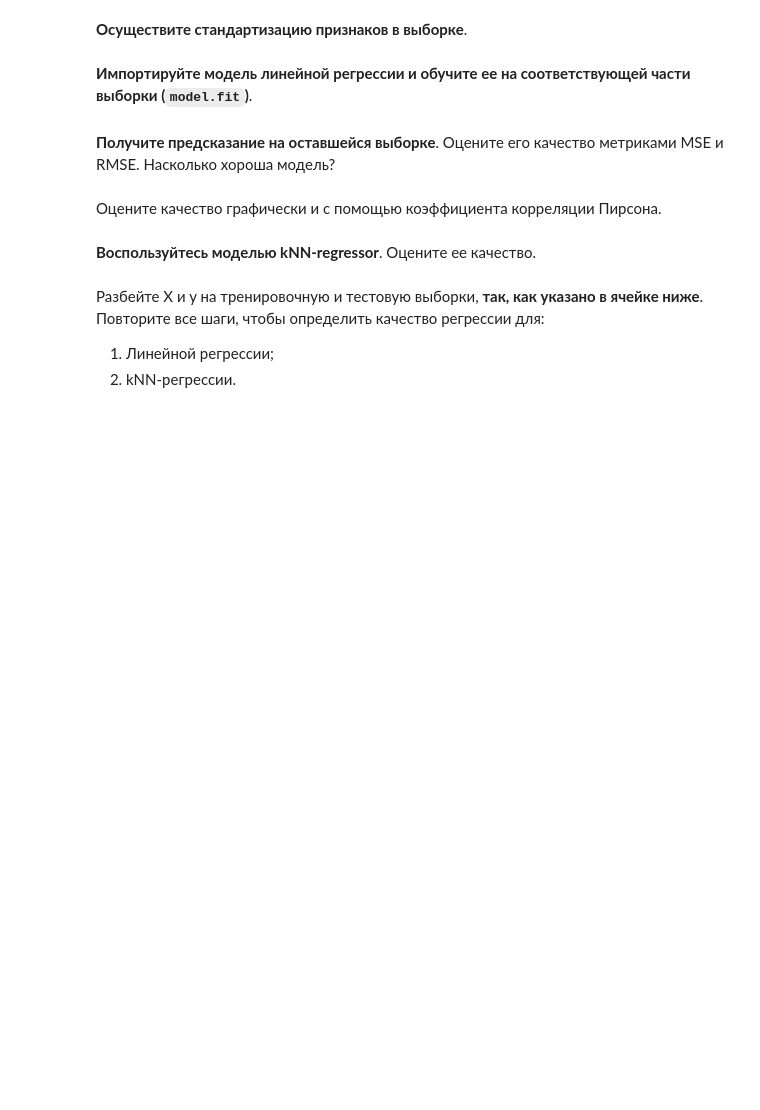
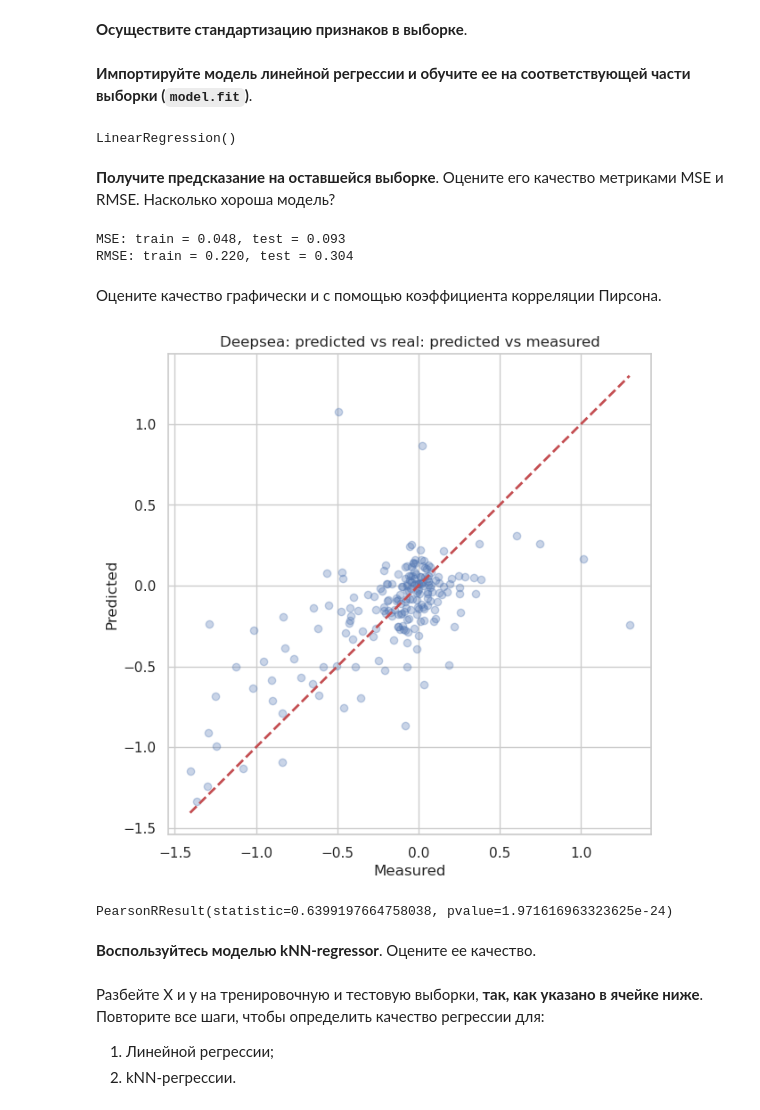
Before and after one commit to timofeiryko/bioml, a Jupyter notebook: S3_Regressions_regularizations.ipynb, the cells around one changed output. Saved outputs shown, nothing was run; the diff lists cells and outputs as text; code cells hidden in the pictures; blank space fills up the shorter version.

```diff
--- a/S3_Regressions_regularizations.ipynb
+++ b/S3_Regressions_regularizations.ipynb
@@ -262,13 +261,52 @@ tfs.head(3)
 # %% [markdown]
 **Разбейте X и y на тренировочную и тестовую выборки**, как в лекции. Соотношение train/test поставьте равным 4:1.\
 *Подсказка*: воспользуйтесь функцией `train_test_split`.
+# %%
+# split data
+X_train, X_test, y_train, y_test = train_test_split(X, y, test_size=0.2, random_state=42)
 # %% [markdown]
 **Осуществите стандартизацию признаков в выборке**.
+# %%
+# scale data
+scaler = StandardScaler()
+X_train = scaler.fit_transform(X_train)
+X_test = scaler.transform(X_test)
 # %% [markdown]
 **Импортируйте модель линейной регрессии и обучите ее на соответствующей части выборки (`model.fit`)**.
+# %%
+# linear regression
+model = LinearRegression()
+model.fit(X_train, y_train)
+# %% [output]
+LinearRegression()
 # %% [markdown]
 **Получите предсказание на оставшейся выборке**. Оцените его качество метриками MSE и RMSE. Насколько хороша модель?
+# %%
+y_pred_test = model.predict(X_test)
+y_pred_train = model.predict(X_train)
+
+# MSE, RMSE
+train_mse = mean_squared_error(y_train, y_pred_train)
+test_mse = mean_squared_error(y_test, y_pred_test)
+train_rmse = np.sqrt(train_mse)
+test_rmse = np.sqrt(test_mse)
+
+print(f'MSE: train = {train_mse:.3f}, test = {test_mse:.3f}')
+print(f'RMSE: train = {train_rmse:.3f}, test = {test_rmse:.3f}')
+# %% [output]
+MSE: train = 0.048, test = 0.093
+RMSE: train = 0.220, test = 0.304
 # %% [markdown]
 Оцените качество графически и с помощью коэффициента корреляции Пирсона.
+# %%
+plot_predicted_actual(y_test, 'Deepsea: predicted vs real', Y_pred=y_pred_test)
+# %% [output]
+[figure, added]
+# %%
+from scipy.stats import pearsonr
+
+pearsonr(y_test, y_pred_test)
+# %% [output]
+PearsonRResult(statistic=0.6399197664758038, pvalue=1.971616963323625e-24)
 # %% [markdown]
 **Воспользуйтесь моделью kNN-regressor**. Оцените ее качество.
```
Also changed, not shown: parts of 14 cells of this notebook, 4 other files.
